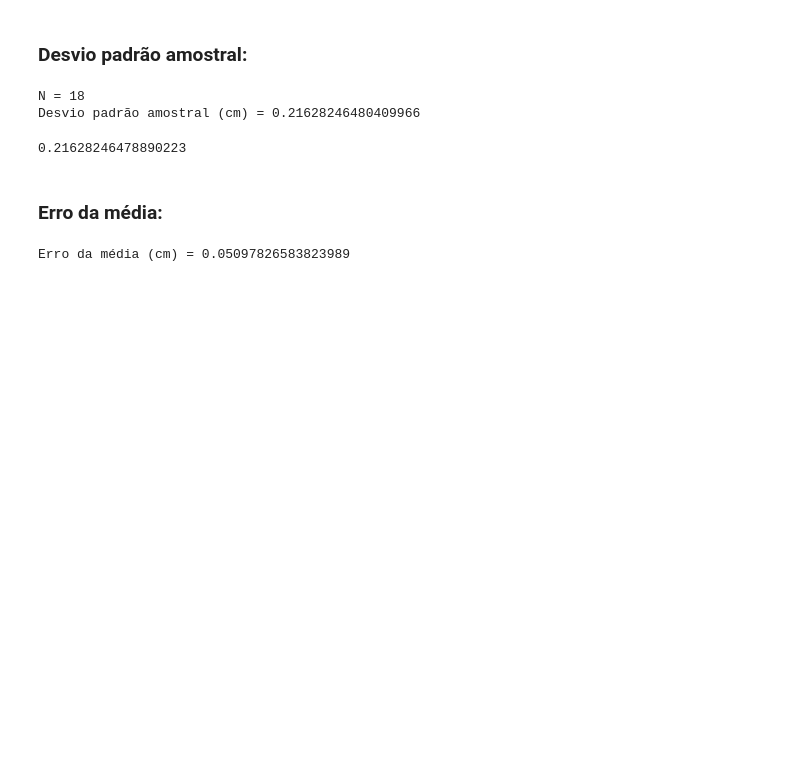
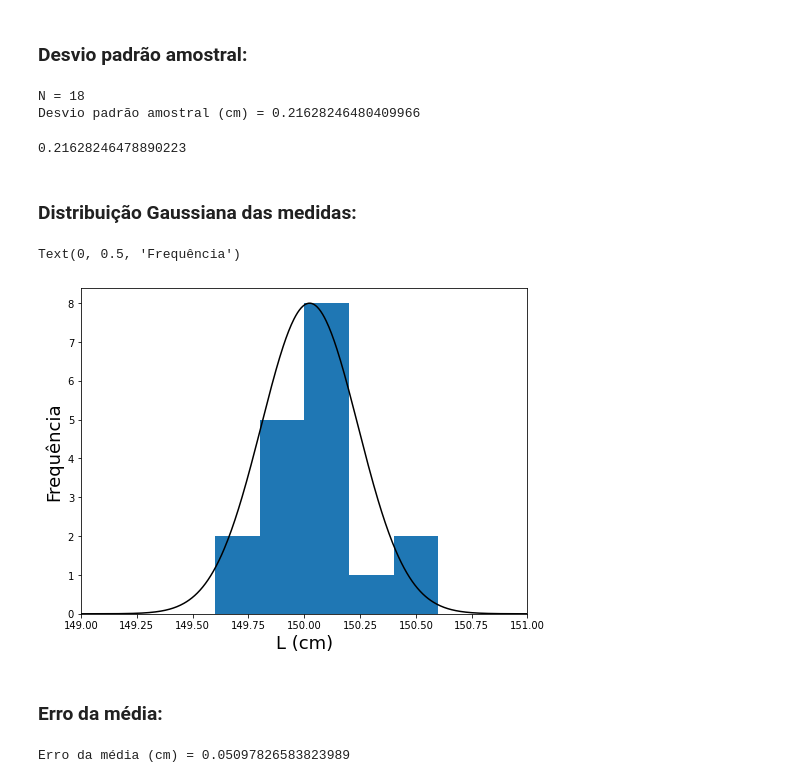
Before and after one commit to UERJ-FISICA/Fisica-Geral, a Jupyter notebook: Aula02_Estimativa_Comprimento_mesa.ipynb, the cells around one changed output. Saved outputs shown, nothing was run; the diff lists cells and outputs as text; code cells hidden in the pictures; blank space fills up the shorter version.

```diff
--- a/Aula02_Estimativa_Comprimento_mesa.ipynb
+++ b/Aula02_Estimativa_Comprimento_mesa.ipynb
@@ -91,9 +92,34 @@ print ( "Desvio padrão amostral (cm) = {}".format( sigma_L_a ) )
 N = 18
 Desvio padrão amostral (cm) = 0.21628246480409966
 # %%
-np.std( array_L, ddof=1 )
+desvio_padrao_amostral = np.std( array_L, ddof=1 )
+desvio_padrao_amostral
 # %% [output]
 0.21628246478890223
+# %% [markdown]
+### Distribuição Gaussiana das **medidas**:
+# %%
+x_min = 149.0
+x_max = 151.0
+
+sigma_ = desvio_padrao_amostral
+rv = norm( loc=media_L, scale=sigma_ )
+
+fig = plt.figure( figsize=(8,6) )
+
+counts, bins, _ = plt.hist( array_L, bins=10, range=(x_min, x_max) )
+max_ = np.max( counts )
+
+X = np.linspace( x_min, x_max, 500 )
+
+plt.plot( X, ( max_ * np.sqrt( 2 * np.pi ) * sigma_ ) * rv.pdf( X ), 'k-' )
+
+plt.xlim( x_min, x_max )
+plt.xlabel( "L (cm)", fontsize=18 )
+plt.ylabel( "Frequência", fontsize=18 )
+# %% [output]
+Text(0, 0.5, 'Frequência')
+[figure, added]
 # %% [markdown]
 ### Erro da média:
 # %%
```
Also changed, not shown: parts of 6 cells of this notebook.
